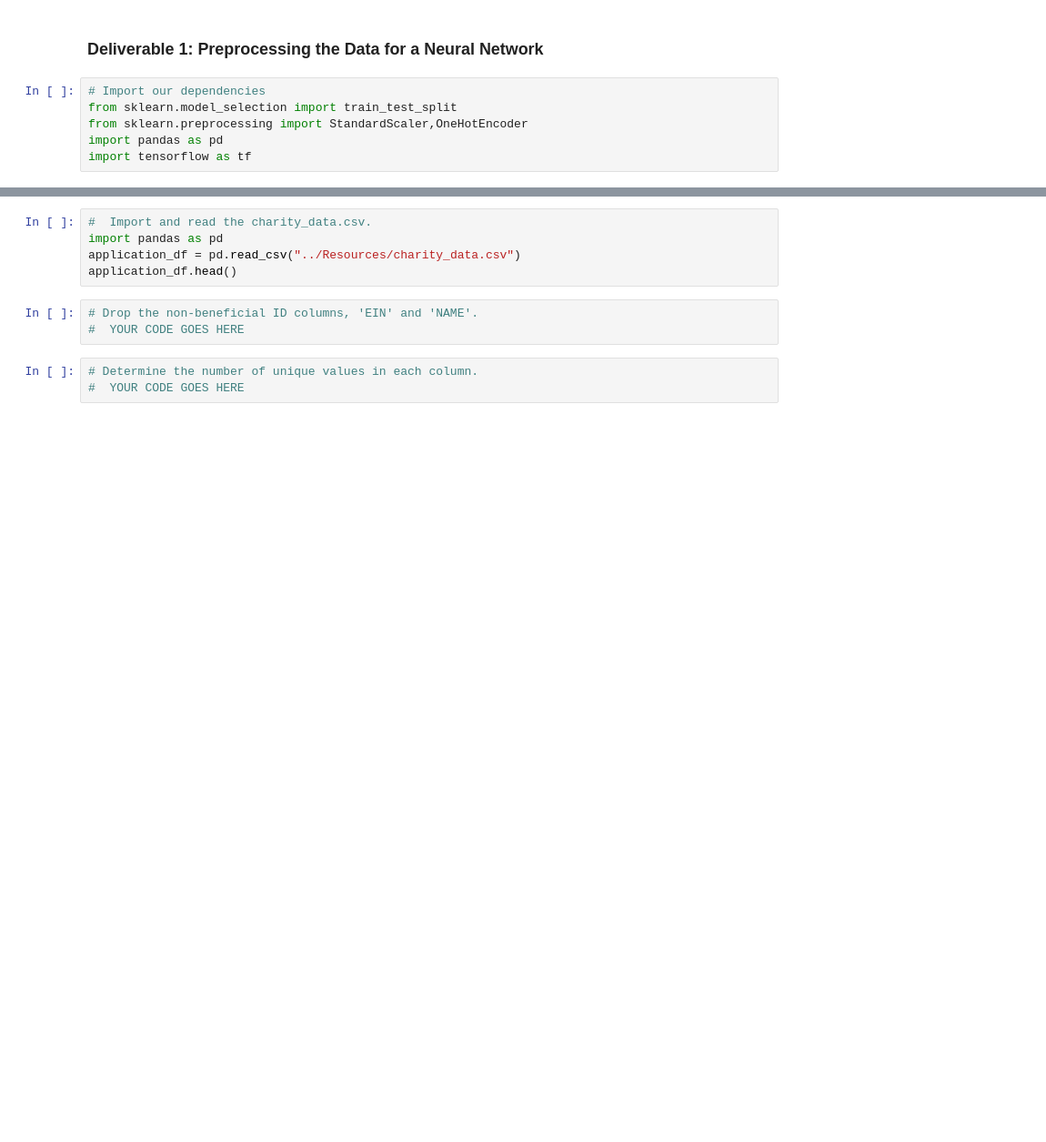
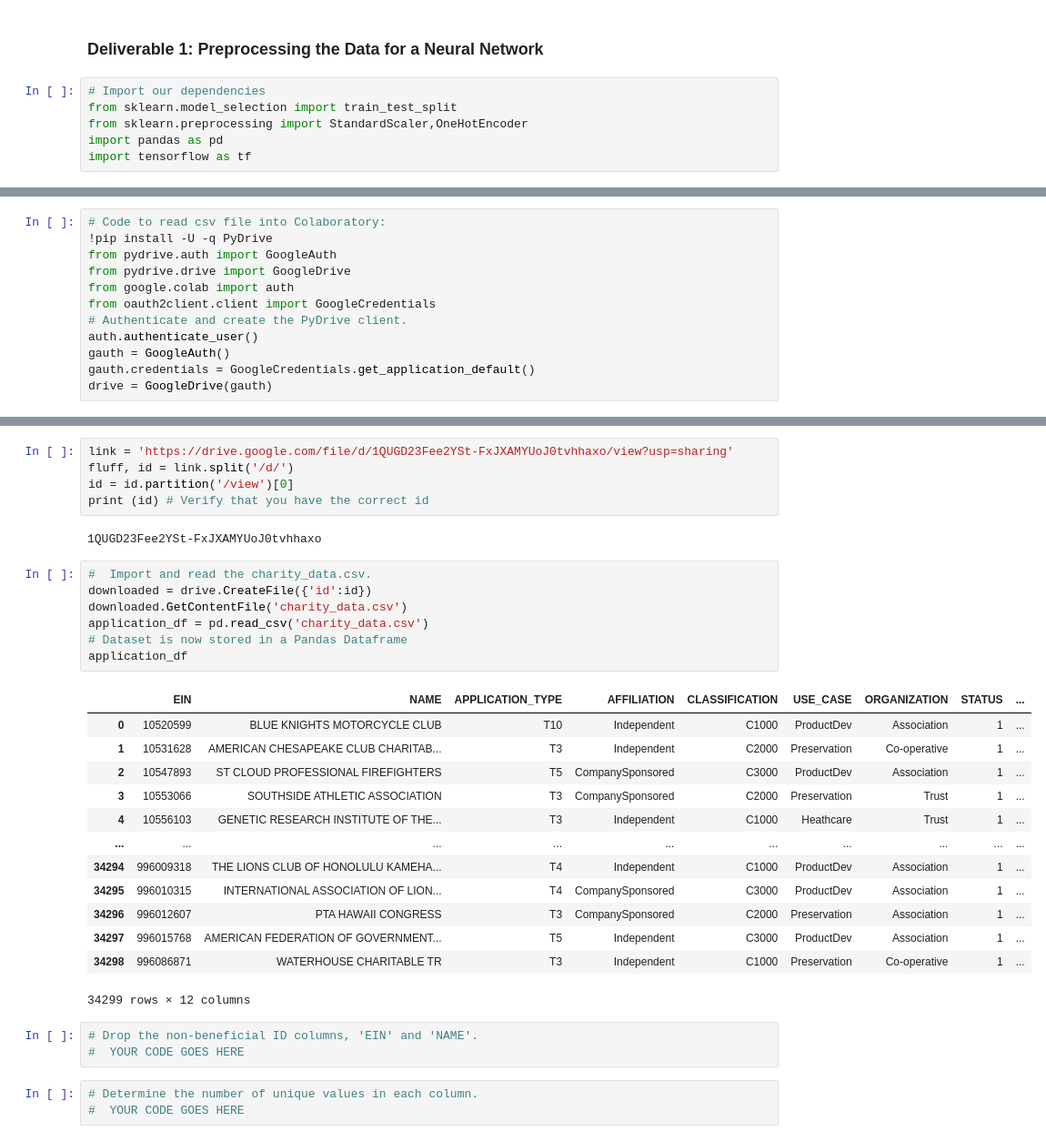
Before and after one commit to GregoryBWilson/Neural_Network_Charity_Analysis, a Jupyter notebook: AlphabetSoupCharity.ipynb, the cells around one changed output, grey strips where cells are left out. Shown: that part at 91% size. Cells and saved outputs as stored; diff of their text form; blank space fills up the shorter version.

```diff
--- a/AlphabetSoupCharity.ipynb
+++ b/AlphabetSoupCharity.ipynb
@@ -8,0 +17,12 @@ import tensorflow as tf
+# %%
+# Code to read csv file into Colaboratory:
+!pip install -U -q PyDrive
+from pydrive.auth import GoogleAuth
+from pydrive.drive import GoogleDrive
+from google.colab import auth
+from oauth2client.client import GoogleCredentials
+# Authenticate and create the PyDrive client.
+auth.authenticate_user()
+gauth = GoogleAuth()
+gauth.credentials = GoogleCredentials.get_application_default()
+drive = GoogleDrive(gauth)
@@ -9,8 +33,31 @@ import tensorflow as tf
+# %%
+link = 'https://drive.google.com/file/d/1QUGD23Fee2YSt-FxJXAMYUoJ0tvhhaxo/view?usp=sharing'
+fluff, id = link.split('/d/')
+id = id.partition('/view')[0]
+print (id) # Verify that you have the correct id
+# %% [output]
+1QUGD23Fee2YSt-FxJXAMYUoJ0tvhhaxo
 # %%
 #  Import and read the charity_data.csv.
-import pandas as pd
-application_df = pd.read_csv("../Resources/charity_data.csv")
-application_df.head()
+downloaded = drive.CreateFile({'id':id})
+downloaded.GetContentFile('charity_data.csv')
+application_df = pd.read_csv('charity_data.csv')
+# Dataset is now stored in a Pandas Dataframe
+application_df
+# %% [output]
+|  | EIN | NAME | APPLICATION_TYPE | AFFILIATION | CLASSIFICATION | USE_CASE | ORGANIZATION | STATUS | ... |
+| 0 | 10520599 | BLUE KNIGHTS MOTORCYCLE CLUB | T10 | Independent | C1000 | ProductDev | Association | 1 | ... |
+| 1 | 10531628 | AMERICAN CHESAPEAKE CLUB CHARITAB... | T3 | Independent | C2000 | Preservation | Co-operative | 1 | ... |
+| 2 | 10547893 | ST CLOUD PROFESSIONAL FIREFIGHTERS | T5 | CompanySponsored | C3000 | ProductDev | Association | 1 | ... |
+| 3 | 10553066 | SOUTHSIDE ATHLETIC ASSOCIATION | T3 | CompanySponsored | C2000 | Preservation | Trust | 1 | ... |
+| 4 | 10556103 | GENETIC RESEARCH INSTITUTE OF THE... | T3 | Independent | C1000 | Heathcare | Trust | 1 | ... |
+| ... | ... | ... | ... | ... | ... | ... | ... | ... | ... |
+| 34294 | 996009318 | THE LIONS CLUB OF HONOLULU KAMEHA... | T4 | Independent | C1000 | ProductDev | Association | 1 | ... |
+| 34295 | 996010315 | INTERNATIONAL ASSOCIATION OF LION... | T4 | CompanySponsored | C3000 | ProductDev | Association | 1 | ... |
+| 34296 | 996012607 | PTA HAWAII CONGRESS | T3 | CompanySponsored | C2000 | Preservation | Association | 1 | ... |
+| 34297 | 996015768 | AMERICAN FEDERATION OF GOVERNMENT... | T5 | Independent | C3000 | ProductDev | Association | 1 | ... |
+| 34298 | 996086871 | WATERHOUSE CHARITABLE TR | T3 | Independent | C1000 | Preservation | Co-operative | 1 | ... |
+34299 rows × 12 columns
 # %%
 # Drop the non-beneficial ID columns, 'EIN' and 'NAME'.
 #  YOUR CODE GOES HERE
```
Also changed, not shown: parts of 2 cells of this notebook.
